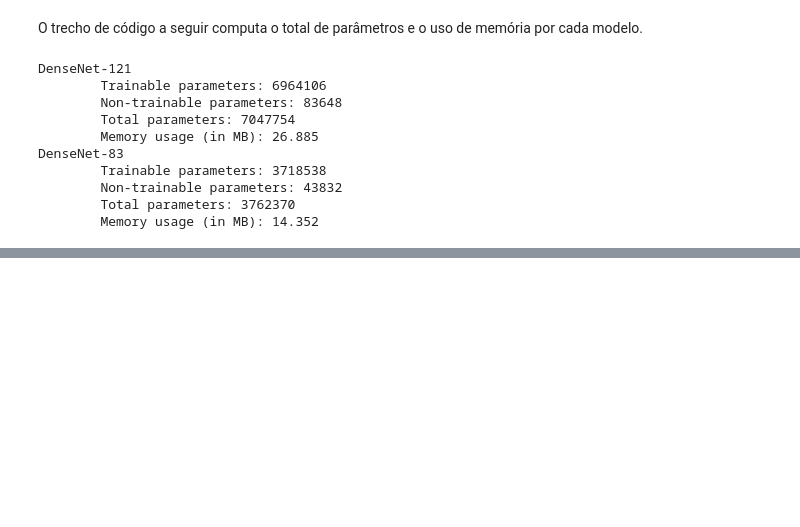
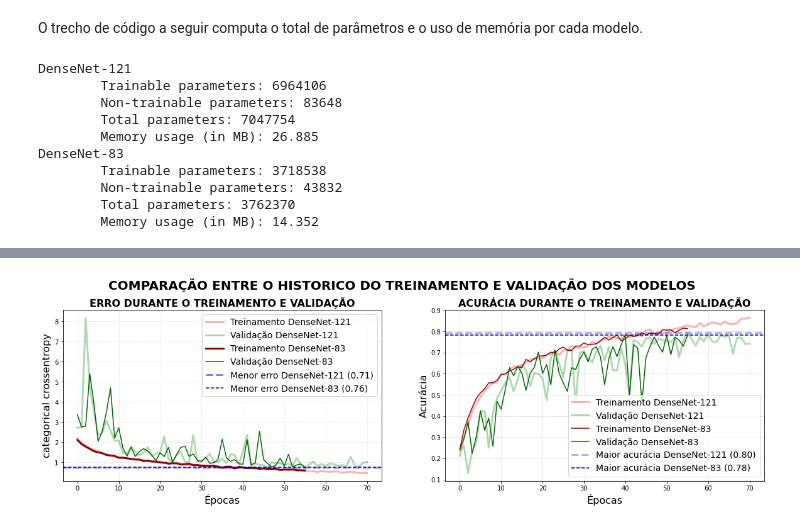
Before and after one commit to AdrianoPereira/CAP421, a Jupyter notebook: lectures/homework11/DENSENET84_AND_DENSENET121.ipynb, the cells around one changed output, grey strips where cells are left out. Cells and saved outputs as stored; diff of their text form; code cells hidden in the pictures; blank space fills up the shorter version.

```diff
--- a/lectures/homework11/DENSENET84_AND_DENSENET121.ipynb
+++ b/lectures/homework11/DENSENET84_AND_DENSENET121.ipynb
@@ -165,9 +190,11 @@ import tensorflow as tf
 import pickle
 import matplotlib.pyplot as plt
 import sklearn.metrics as smetrics
+from PIL import Image as pimage
 
 
-PATH = "/home/adriano/CAP421/lectures/homework11"
+# PATH = "/home/adriano/CAP421/lectures/homework11"
+PATH="/content/drive/MyDrive/Doutorado/CAP421/HW_11"
 
 DATA_PATH = os.path.join(PATH, 'data')
 LOG_PATH = os.path.join(PATH, 'logs')
@@ -188,7 +215,7 @@ CHUNK_SIZE = 1024
 SEED = 42
 
 # Constant parameters for compilation model
-EPOCHS = 10
+EPOCHS = 100
 BATCH_SIZE = 4
 LEARNING_RATE = 0.001
 MOMENTUM = 0.9
@@ -601,9 +621,3 @@ DenseNet-83
         Non-trainable parameters: 43832
         Total parameters: 3762370
         Memory usage (in MB): 14.352
-# %%
-history_d121 = densenet121.fit_generator(
-    train_it,
-    epochs=EPOCHS,
-    steps_per_epoch=len(train_it)//BATCH_SIZE
-)
@@ -611,0 +670,4 @@ Epoch 1/10
+# %%
+densenet121.save(f"{RESULT_PATH}/densenet121.h5")
+with open(f"{RESULT_PATH}/history-densenet121.pkl", 'wb') as handle:
+    pickle.dump(history_d121.history, handle, protocol=pickle.HIGHEST_PROTOCOL)
@@ -611,0 +720,4 @@ Epoch 1/10
+# %%
+densenet83.save(f"{RESULT_PATH}/densenet83.h5")
+with open(f"{RESULT_PATH}/history-densenet83.pkl", 'wb') as handle:
+    pickle.dump(history_d83.history, handle, protocol=pickle.HIGHEST_PROTOCOL)
@@ -611,0 +729,68 @@ Epoch 1/10
+# %%
+with open(f"{RESULT_PATH}/history-densenet121.pkl", 'rb') as handle:
+    lhistory_d121 = pickle.load(handle)
+
+with open(f"{RESULT_PATH}/history-densenet83.pkl", 'rb') as handle:
+    lhistory_d83 = pickle.load(handle)
+
+
+fig, ax = plt.subplots(1, 2, figsize=(20, 5))
+
+fig.suptitle("COMPARAÇÃO ENTRE O HISTORICO DO TREINAMENTO E VALIDAÇÃO DOS MODELOS", fontsize=20, fontweight='bold', y=1.02)
+ax[0].set_title("ERRO DURANTE O TREINAMENTO E VALIDAÇÃO", fontdict={'size': 16, 'weight': 'bold'})
+ax[0].set_ylabel('categorical crossentropy', fontdict={'size': 16})
+ax[0].grid(ls='--', alpha=0.3)
+ax[0].set_xlabel('Épocas', fontdict={'size': 16})
+ax[0].plot(lhistory_d121['loss'], c='r', label='Treinamento DenseNet-121', alpha=0.3, lw=3)
+ax[0].plot(lhistory_d121['val_loss'], c='g', label='Validação DenseNet-121', alpha=0.3, lw=3)
+
+ax[0].plot(lhistory_d83['loss'], c='darkred', ls='-', label='Treinamento DenseNet-83', lw=3)
+ax[0].plot(lhistory_d83['val_loss'], c='darkgreen', ls='-', label='Validação DenseNet-83')
+
+min_loss = min(lhistory_d121['val_loss'])
+ax[0].axhline(y=min_loss, ls='--', c='blue', lw=3, alpha=0.3)
+ax[0].plot(
+    [], c='blue', ls='--', lw=3,
+    label=f"Menor erro DenseNet-121 ({min_loss:.2f})", alpha=0.5
+)
+
+min_loss = min(lhistory_d83['val_loss'])
+ax[0].axhline(y=min_loss, ls='--', c='darkblue', lw=1.5)
+ax[0].plot(
+    [], ls='--', c='darkblue', lw=1.5,
+    label=f"Menor erro DenseNet-83 ({min_loss:.2f})"
+)
+
+
+ax[1].set_title("ACURÁCIA DURANTE O TREINAMENTO E VALIDAÇÃO", fontdict={'size': 16, 'weight': 'bold'})
+ax[1].set_ylabel('Acurácia', fontdict={'size': 16})
+ax[1].set_xlabel('Épocas', fontdict={'size': 16})
+ax[1].grid(ls='--', alpha=0.5)
+ax[1].plot(lhistory_d121['accuracy'], c='r', label='Treinamento DenseNet-121', alpha=0.3, lw=3)
+ax[1].plot(lhistory_d121['val_accuracy'], c='g', label='Validação DenseNet-121', alpha=0.3, lw=3)
+ax[1].plot(lhistory_d83['accuracy'], c='darkred', label='Treinamento DenseNet-83')
+ax[1].plot(lhistory_d83['val_accuracy'], c='darkgreen', label='Validação DenseNet-83')
+
+max_acc = max(lhistory_d121['val_accuracy'])
+ax[1].axhline(y=max_acc, ls='--', c='blue', alpha=0.3, lw=3)
+ax[1].plot(
+    [], ls='--', c='blue', alpha=0.3, lw=3,
+    label=f"Maior acurácia DenseNet-121 ({max_acc:.2f})"
+)
+
+max_acc = max(lhistory_d83['val_accuracy'])
+ax[1].axhline(y=max_acc, ls='--', c='darkblue', lw=1.5)
+ax[1].plot(
+    [], ls='--', c='darkblue', lw=1.5,
+    label=f"Maior acurácia DenseNet-83 ({max_acc:.2f})"
+)
+
+ax[0].legend(loc='upper right', fontsize=14)
+ax[1].legend(loc='lower right', fontsize=14)
+
+plt.savefig(
+    f"{RESULT_PATH}/train_comp-history.png", transparent=False,
+    bbox_inches='tight', pad_inches=0.1
+)
+# %% [output]
+[figure, added]
```
Also changed, not shown: parts of 32 cells of this notebook.
